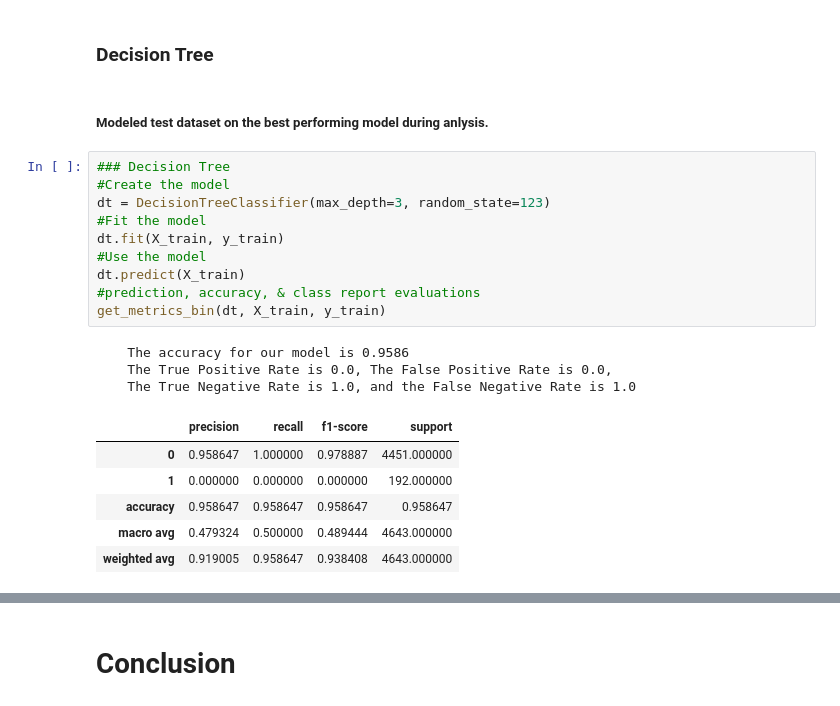
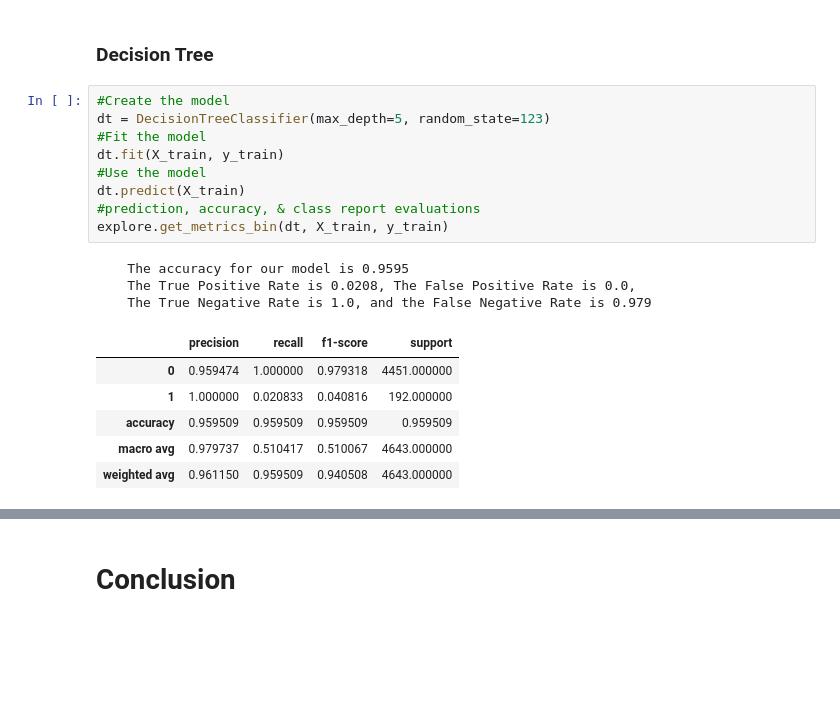
Before and after one commit to hrodjr/texas_motorcycle_accidents, a Jupyter notebook: texas_motorcycle_fatalities_project.ipynb, the cells around one changed output, grey strips where cells are left out. Saved outputs shown, nothing was run; the diff lists cells and outputs as text; blank space fills up the shorter version.

```diff
--- a/texas_motorcycle_fatalities_project.ipynb
+++ b/texas_motorcycle_fatalities_project.ipynb
@@ -375,25 +470,22 @@ print(f"Baseline accuracy: {round(baseline_accuracy, 2)}")
 Baseline accuracy: 0.96
 # %% [markdown]
 ### Decision Tree
-# %% [markdown]
-##### Modeled test dataset on the best performing model during anlysis.
 # %%
-### Decision Tree
 #Create the model
-dt = DecisionTreeClassifier(max_depth=3, random_state=123)
+dt = DecisionTreeClassifier(max_depth=5, random_state=123)
 #Fit the model
 dt.fit(X_train, y_train)
 #Use the model
 dt.predict(X_train)
 #prediction, accuracy, & class report evaluations
-get_metrics_bin(dt, X_train, y_train)
+explore.get_metrics_bin(dt, X_train, y_train)
 # %% [output]
-    The accuracy for our model is 0.9586
-    The True Positive Rate is 0.0, The False Positive Rate is 0.0,
-    The True Negative Rate is 1.0, and the False Negative Rate is 1.0
+    The accuracy for our model is 0.9595
+    The True Positive Rate is 0.0208, The False Positive Rate is 0.0,
+    The True Negative Rate is 1.0, and the False Negative Rate is 0.979
 |  | precision | recall | f1-score | support |
-| 0 | 0.958647 | 1.000000 | 0.978887 | 4451.000000 |
-| 1 | 0.000000 | 0.000000 | 0.000000 | 192.000000 |
-| accuracy | 0.958647 | 0.958647 | 0.958647 | 0.958647 |
-| macro avg | 0.479324 | 0.500000 | 0.489444 | 4643.000000 |
-| weighted avg | 0.919005 | 0.958647 | 0.938408 | 4643.000000 |
+| 0 | 0.959474 | 1.000000 | 0.979318 | 4451.000000 |
+| 1 | 1.000000 | 0.020833 | 0.040816 | 192.000000 |
+| accuracy | 0.959509 | 0.959509 | 0.959509 | 0.959509 |
+| macro avg | 0.979737 | 0.510417 | 0.510067 | 4643.000000 |
+| weighted avg | 0.961150 | 0.959509 | 0.940508 | 4643.000000 |
```
Also changed, not shown: parts of 30 cells of this notebook, 1 other file.
